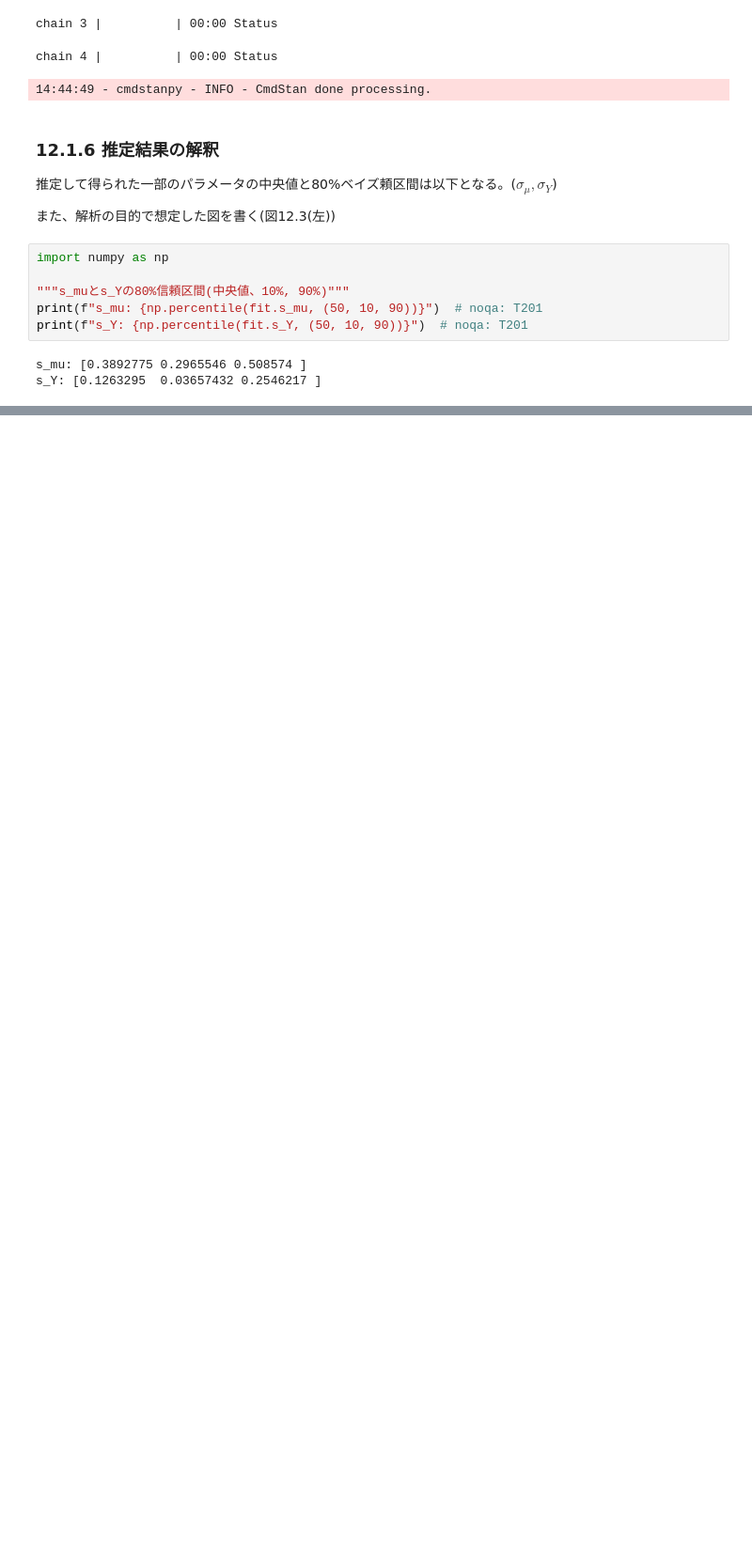
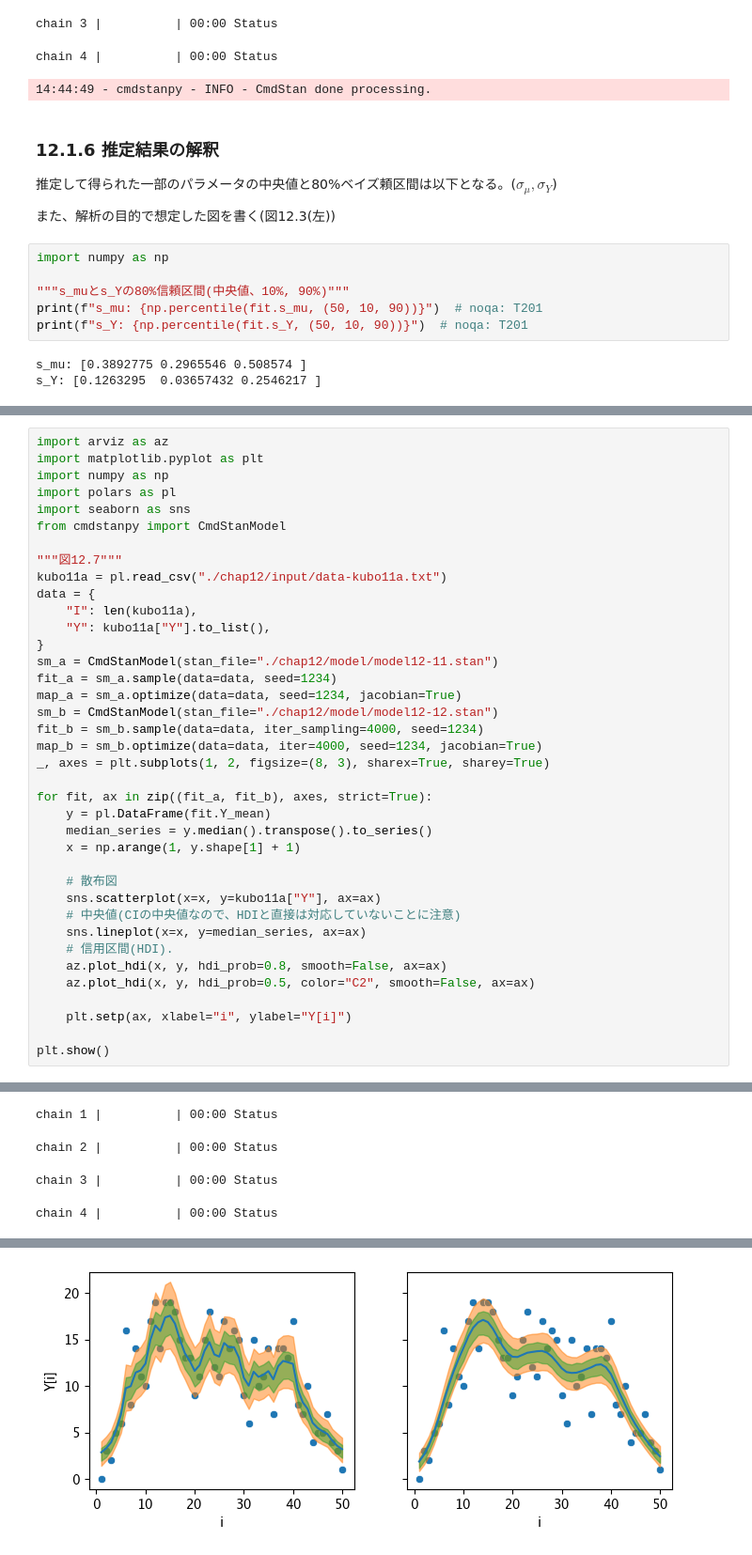
Before and after one commit to sato1214syun/RStanBook-Python, a Jupyter notebook: src/python_bayes/chap12.ipynb, the cells around one changed output, grey strips where cells are left out. Shown at 94% size. Saved outputs shown, nothing was run; the diff lists cells and outputs as text; blank space fills up the shorter version.

```diff
--- a/src/python_bayes/chap12.ipynb
+++ b/src/python_bayes/chap12.ipynb
@@ -732,0 +971,39 @@ chain 4 |          | 00:00 Status
+# %%
+import arviz as az
+import matplotlib.pyplot as plt
+import numpy as np
+import polars as pl
+import seaborn as sns
+from cmdstanpy import CmdStanModel
+
+"""図12.7"""
+kubo11a = pl.read_csv("./chap12/input/data-kubo11a.txt")
+data = {
+    "I": len(kubo11a),
+    "Y": kubo11a["Y"].to_list(),
+}
+sm_a = CmdStanModel(stan_file="./chap12/model/model12-11.stan")
+fit_a = sm_a.sample(data=data, seed=1234)
+map_a = sm_a.optimize(data=data, seed=1234, jacobian=True)
+sm_b = CmdStanModel(stan_file="./chap12/model/model12-12.stan")
+fit_b = sm_b.sample(data=data, iter_sampling=4000, seed=1234)
+map_b = sm_b.optimize(data=data, iter=4000, seed=1234, jacobian=True)
+_, axes = plt.subplots(1, 2, figsize=(8, 3), sharex=True, sharey=True)
+
+for fit, ax in zip((fit_a, fit_b), axes, strict=True):
+    y = pl.DataFrame(fit.Y_mean)
+    median_series = y.median().transpose().to_series()
+    x = np.arange(1, y.shape[1] + 1)
+
+    # 散布図
+    sns.scatterplot(x=x, y=kubo11a["Y"], ax=ax)
+    # 中央値(CIの中央値なので、HDIと直接は対応していないことに注意)
+    sns.lineplot(x=x, y=median_series, ax=ax)
+    # 信用区間(HDI).
+    az.plot_hdi(x, y, hdi_prob=0.8, smooth=False, ax=ax)
+    az.plot_hdi(x, y, hdi_prob=0.5, color="C2", smooth=False, ax=ax)
+
+    plt.setp(ax, xlabel="i", ylabel="Y[i]")
+
+plt.show()
+# %% [output]
@@ -732,0 +1022,4 @@ chain 4 |          | 00:00 Status
+chain 1 |          | 00:00 Status
+chain 2 |          | 00:00 Status
+chain 3 |          | 00:00 Status
+chain 4 |          | 00:00 Status
@@ -732,0 +1038 @@ chain 4 |          | 00:00 Status
+[figure, added]
```
Also changed, not shown: parts of 18 cells of this notebook, 17 other files.
